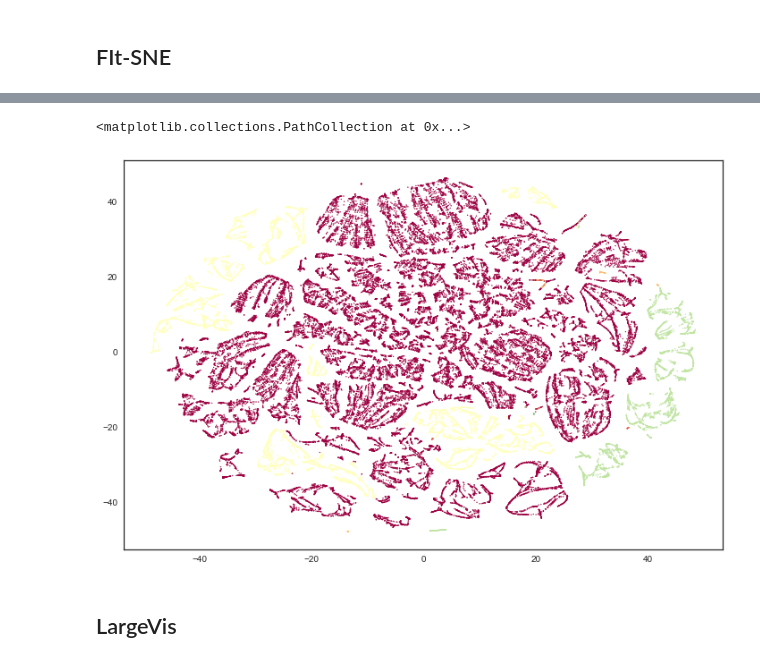
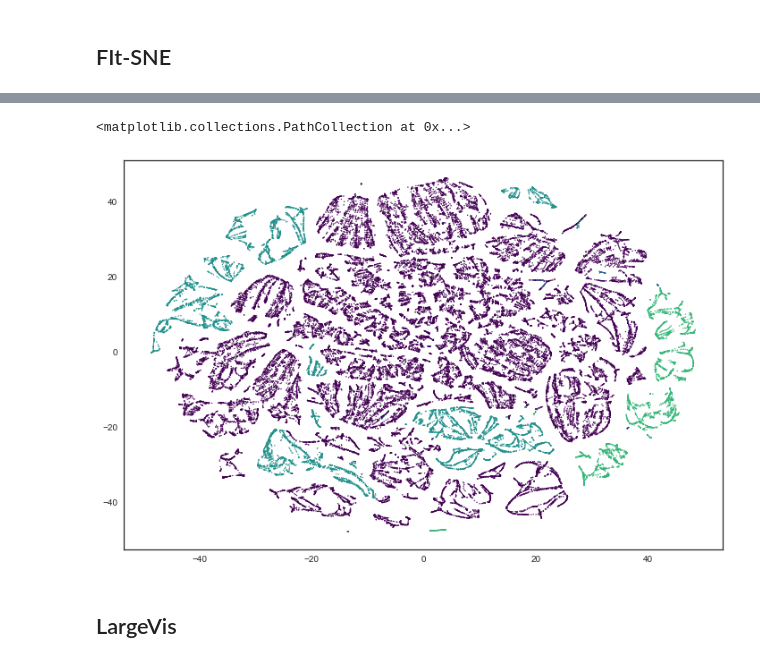
Before and after one commit to lmcinnes/umap_paper_notebooks, a Jupyter notebook: UMAP Shuttle.ipynb, the cells around one changed output, grey strips where cells are left out. Drawn from its saved outputs; the diff is of its cells as text; code cells hidden in the pictures.

```diff
--- a/UMAP Shuttle.ipynb
+++ b/UMAP Shuttle.ipynb
@@ -83,8 +84,8 @@ Wall time: 1min 51s
 # %%
-plt.scatter(u_fitsne[:,0], u_fitsne[:,1], c=target, cmap="Spectral", s=1)
+plt.scatter(u_fitsne[:,0], u_fitsne[:,1], c=target, cmap="viridis", s=1)
 # %% [output]
 <matplotlib.collections.PathCollection at 0x...>
-[figure, old version]
+[figure, new version]
 # %%
 np.save('fitsne_shuttle_embedding1.npy', u_fitsne)
 # %%
```
Also changed, not shown: parts of 18 cells of this notebook, 5 other files.
